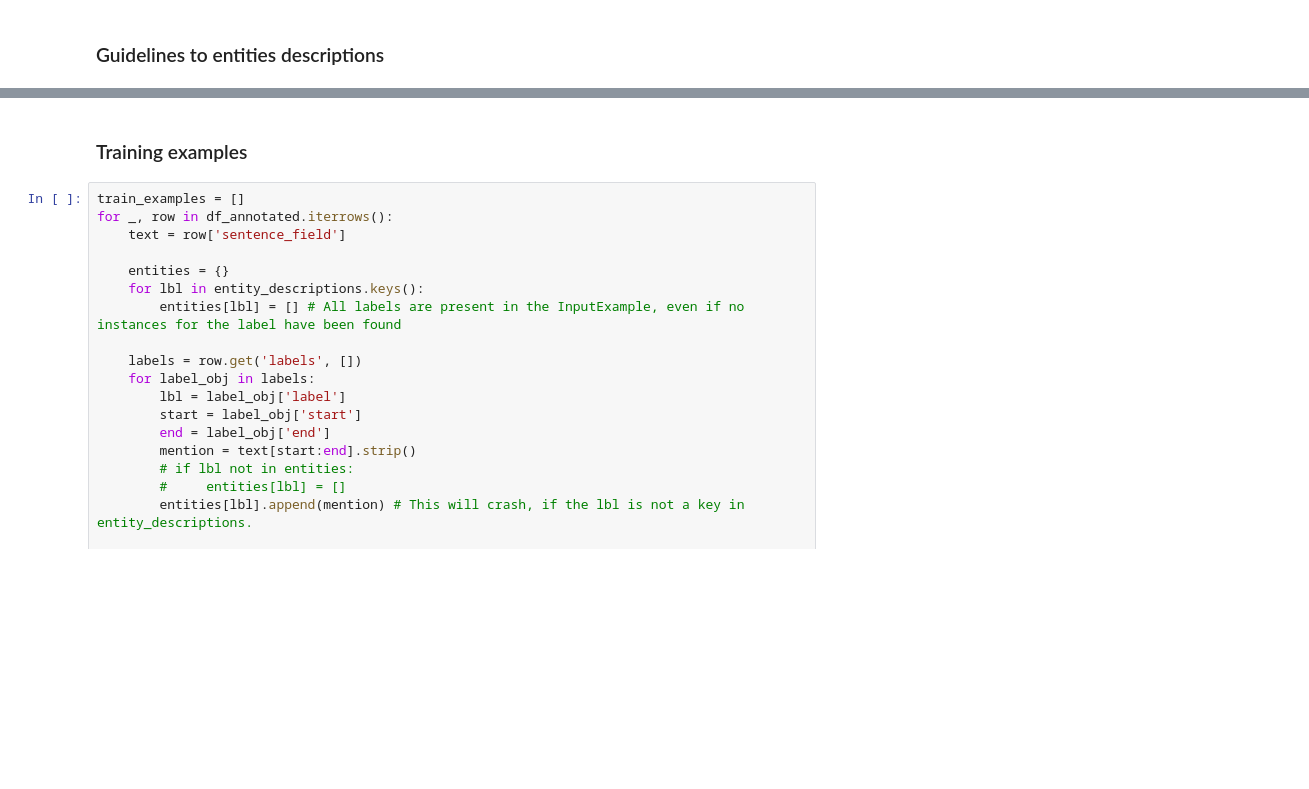
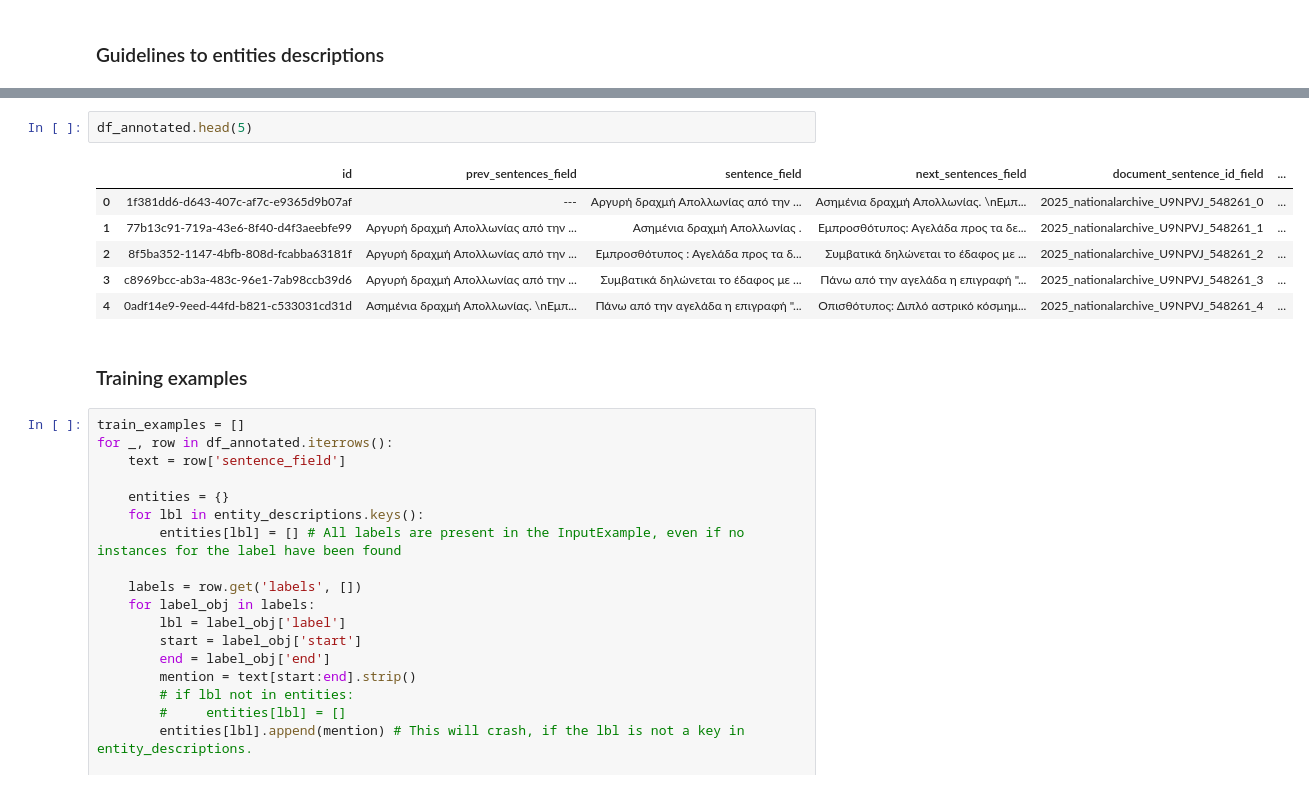
Before and after one commit to Stav788/archaeo-ner-greek, a Jupyter notebook: notebooks/gliner2_training.ipynb, the cells around one changed output, grey strips where cells are left out. Saved outputs shown, nothing was run; the diff lists cells and outputs as text; blank space fills up the shorter version.

```diff
--- a/notebooks/gliner2_training.ipynb
+++ b/notebooks/gliner2_training.ipynb
@@ -172,3 +168,12 @@ logger.info(f"Example: ARTEFACT: {entity_descriptions['ARTEFACT']}")
+# %%
+df_annotated.head(5)
+# %% [output]
+|  | id | prev_sentences_field | sentence_field | next_sentences_field | document_sentence_id_field | ... |
+| 0 | 1f381dd6-d643-407c-af7c-e9365d9b07af | --- | Αργυρή δραχμή Απολλωνίας από την ... | Ασημένια δραχμή Απολλωνίας. \nΕμπ... | 2025_nationalarchive_U9NPVJ_548261_0 | ... |
+| 1 | 77b13c91-719a-43e6-8f40-d4f3aeebfe99 | Αργυρή δραχμή Απολλωνίας από την ... | Ασημένια δραχμή Απολλωνίας . | Εμπροσθότυπος: Αγελάδα προς τα δε... | 2025_nationalarchive_U9NPVJ_548261_1 | ... |
+| 2 | 8f5ba352-1147-4bfb-808d-fcabba63181f | Αργυρή δραχμή Απολλωνίας από την ... | Εμπροσθότυπος : Αγελάδα προς τα δ... | Συμβατικά δηλώνεται το έδαφος με ... | 2025_nationalarchive_U9NPVJ_548261_2 | ... |
+| 3 | c8969bcc-ab3a-483c-96e1-7ab98ccb39d6 | Αργυρή δραχμή Απολλωνίας από την ... | Συμβατικά δηλώνεται το έδαφος με ... | Πάνω από την αγελάδα η επιγραφή "... | 2025_nationalarchive_U9NPVJ_548261_3 | ... |
+| 4 | 0adf14e9-9eed-44fd-b821-c533031cd31d | Ασημένια δραχμή Απολλωνίας. \nΕμπ... | Πάνω από την αγελάδα η επιγραφή "... | Οπισθότυπος: Διπλό αστρικό κόσμημ... | 2025_nationalarchive_U9NPVJ_548261_4 | ... |
 # %% [markdown]
 ### Training examples
 # %%
```
Also changed, not shown: parts of 12 cells of this notebook.
